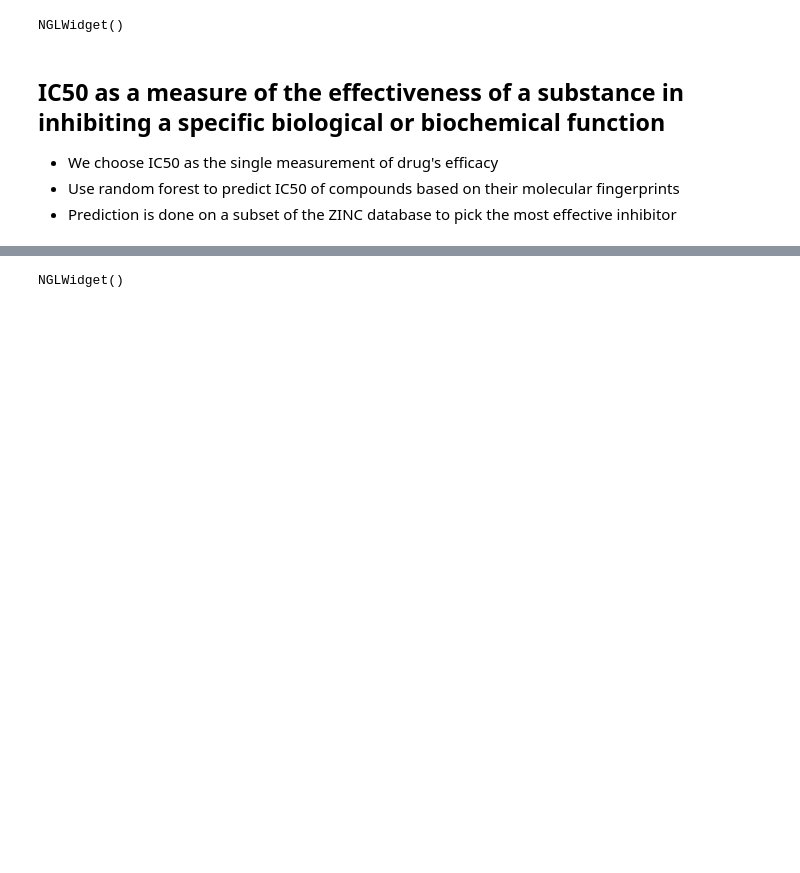
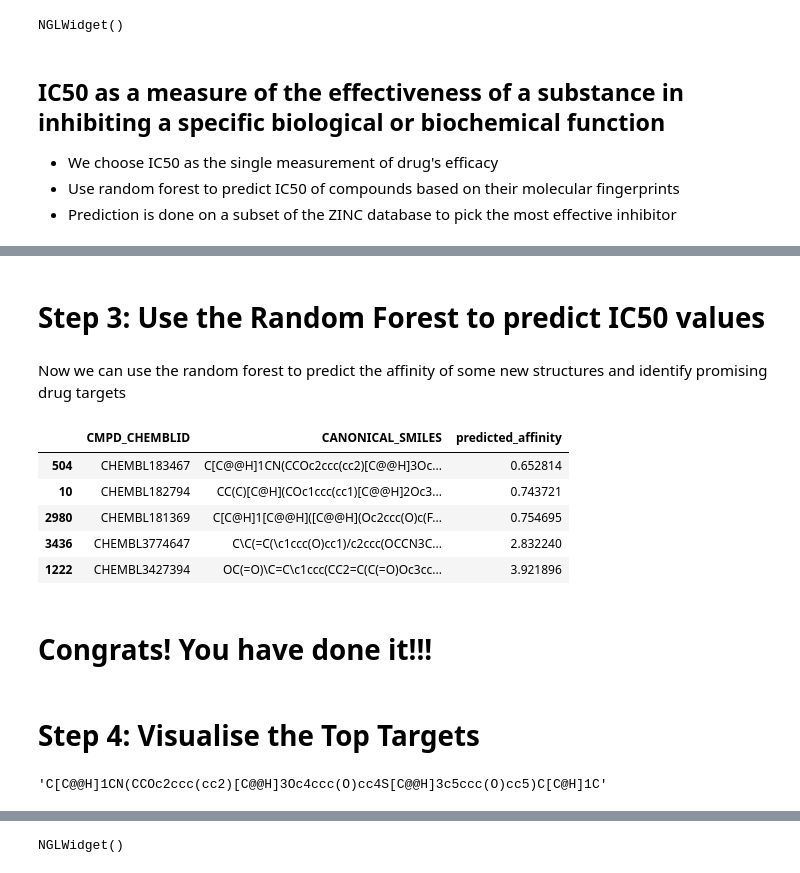
Before and after one commit to Leonauna/Educational_CADD, a Jupyter notebook: CADD_pipeline.ipynb, the cells around one changed output, grey strips where cells are left out. Drawn from its saved outputs; the diff is of its cells as text; code cells hidden in the pictures; blank space fills up the shorter version.

```diff
--- a/CADD_pipeline.ipynb
+++ b/CADD_pipeline.ipynb
@@ -26,0 +46,23 @@ mol = load_molecule_from_smiles(smiles)
+# %% [markdown]
+# Step 3: Use the Random Forest to predict IC50 values
+# %% [markdown]
+Now we can use the random forest to predict the affinity of some new structures and identify promising drug targets
+# %%
+test_data = pd.read_csv("Data/test_data_clean.csv", index_col=0)
+test_data = predict_affinity(random_forest, test_data)
+test_data.head()
+# %% [output]
+|  | CMPD_CHEMBLID | CANONICAL_SMILES | predicted_affinity |
+| 504 | CHEMBL183467 | C[C@@H]1CN(CCOc2ccc(cc2)[C@@H]3Oc... | 0.652814 |
+| 10 | CHEMBL182794 | CC(C)[C@H](COc1ccc(cc1)[C@@H]2Oc3... | 0.743721 |
+| 2980 | CHEMBL181369 | C[C@H]1[C@@H]([C@@H](Oc2ccc(O)c(F... | 0.754695 |
+| 3436 | CHEMBL3774647 | C\C(=C(\c1ccc(O)cc1)/c2ccc(OCCN3C... | 2.832240 |
+| 1222 | CHEMBL3427394 | OC(=O)\C=C\c1ccc(CC2=C(C(=O)Oc3cc... | 3.921896 |
+# %% [markdown]
+# Congrats! You have done it!!!
+# %% [markdown]
+# Step 4: Visualise the Top Targets
+# %%
+test_data["CANONICAL_SMILES"].iloc[0]
+# %% [output]
+'C[C@@H]1CN(CCOc2ccc(cc2)[C@@H]3Oc4ccc(O)cc4S[C@@H]3c5ccc(O)cc5)C[C@H]1C'
```
Also changed, not shown: parts of 13 cells of this notebook.
